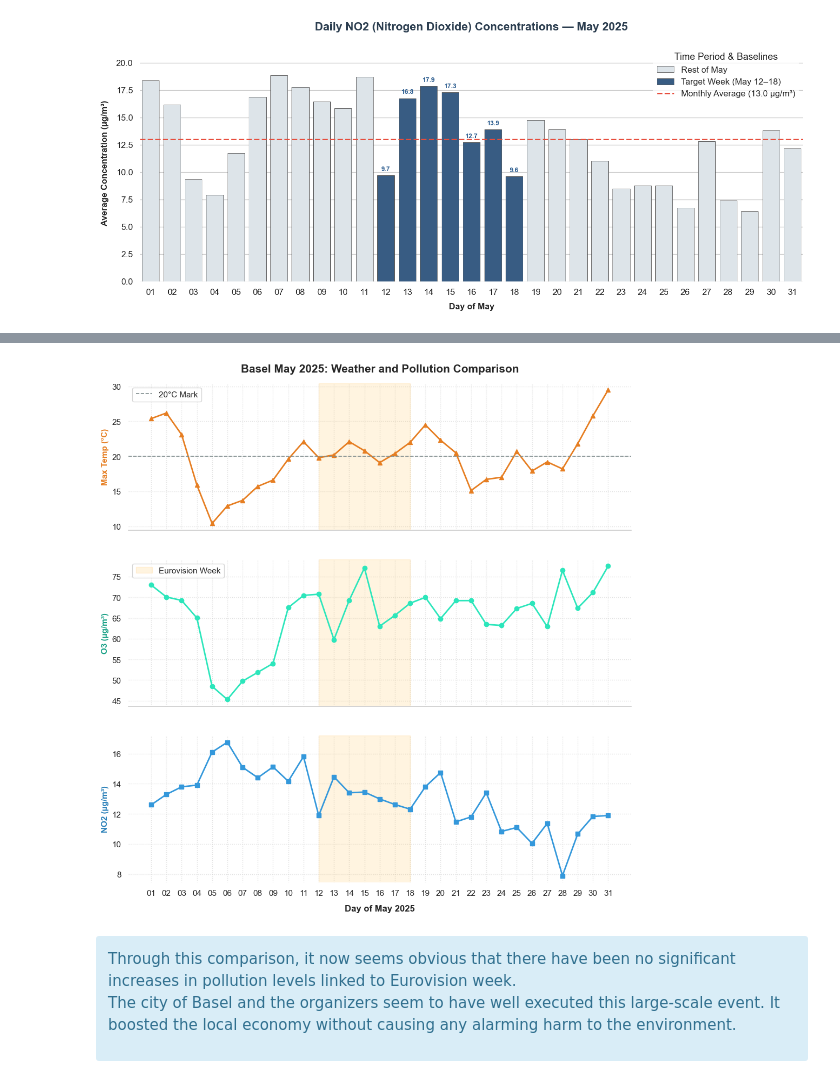
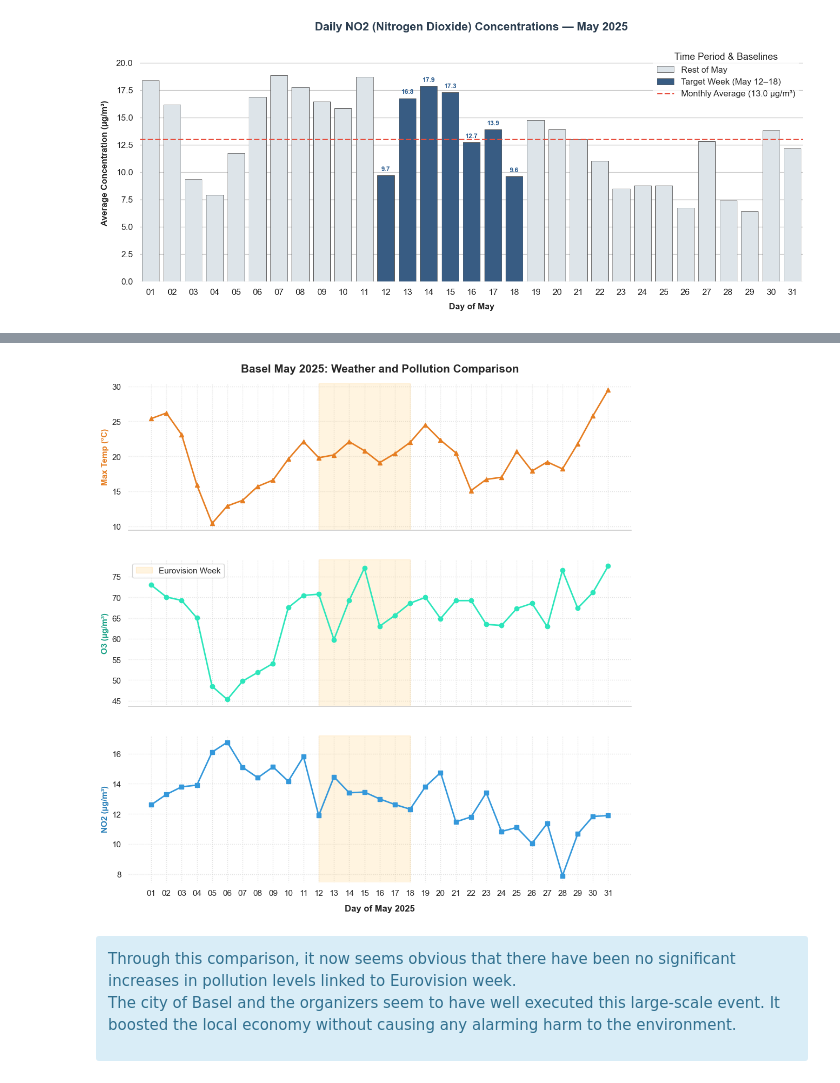
Before and after one commit to annankv/basel-esc-pollution-analysis, a Jupyter notebook: Basel_ESC_Environment.ipynb, the cells around one changed output, grey strips where cells are left out. Saved outputs shown, nothing was run; the diff lists cells and outputs as text; code cells hidden in the pictures.

```diff
--- a/Basel_ESC_Environment.ipynb
+++ b/Basel_ESC_Environment.ipynb
@@ -451,38 +422,36 @@ span_alpha = 0.12
 # Plot 1: Maximum Temperature
 ax1.plot(df_merged['Day'], df_merged['Max_Temp'], color='#e67e22', marker='^', linewidth=2)
 ax1.set_ylabel('Max Temp (°C)', fontsize=11, weight='bold', color='#e67e22')
-ax1.axhline(20.0, color='#7f8c8d', linestyle='--', linewidth=1.2, label='20°C Mark')
 ax1.axvspan(target_start, target_end, color=span_color, alpha=span_alpha)
 ax1.set_title('Basel May 2025: Weather and Pollution Comparison', fontsize=15, weight='bold', pad=15)
-ax1.legend(loc='upper left', frameon=True, facecolor='white')
 
 # Plot 2: Ozone
 ax2.plot(df_merged['Day'], df_merged[O3_COLUMN], color='#2ce6bb', marker='o', linewidth=2)
 ax2.set_ylabel('O3 (µg/m³)', fontsize=11, weight='bold', color='#16a085')
 ax2.axvspan(target_start, target_end, color=span_color, alpha=span_alpha, label='Eurovision Week')
 ax2.legend(loc='upper left', frameon=True, facecolor='white')
 
 # Plot 3: Nitrogen Dioxide
 ax3.plot(df_merged['Day'], df_merged[NO2_COLUMN], color='#3498db', marker='s', linewidth=2)
 ax3.set_ylabel('NO2 (µg/m³)', fontsize=11, weight='bold', color='#2980b9')
 ax3.axvspan(target_start, target_end, color=span_color, alpha=span_alpha)
 ax3.set_xlabel('Day of May 2025', fontsize=12, weight='semibold', labelpad=10)
 
 # Layout Adjustments
 for ax in [ax1, ax2, ax3]:
     ax.grid(True, linestyle=':', alpha=0.6)
     ax.set_xticks(df_merged['Day'])
 
 sns.despine(left=True, bottom=True)
 
 for ax in [ax1, ax2]:
     ax.spines['bottom'].set_visible(True)
     ax.spines['bottom'].set_color('#cccccc')
     ax.spines['bottom'].set_linewidth(1.2)
 
 plt.show()
 # %% [output]
-[figure, old version]
+[figure, new version]
 # %% [markdown]
 <div class="alert alert-block alert-info" > Through this comparison, it now seems obvious that there have been no significant increases in pollution levels linked to Eurovision week.
 
```
Also changed, not shown: parts of 3 cells of this notebook.
